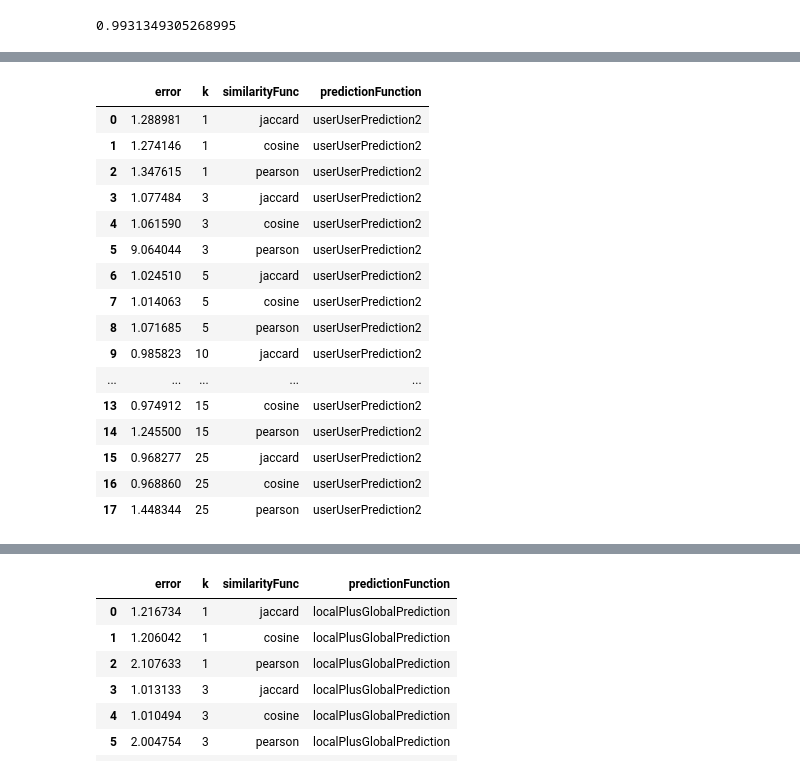
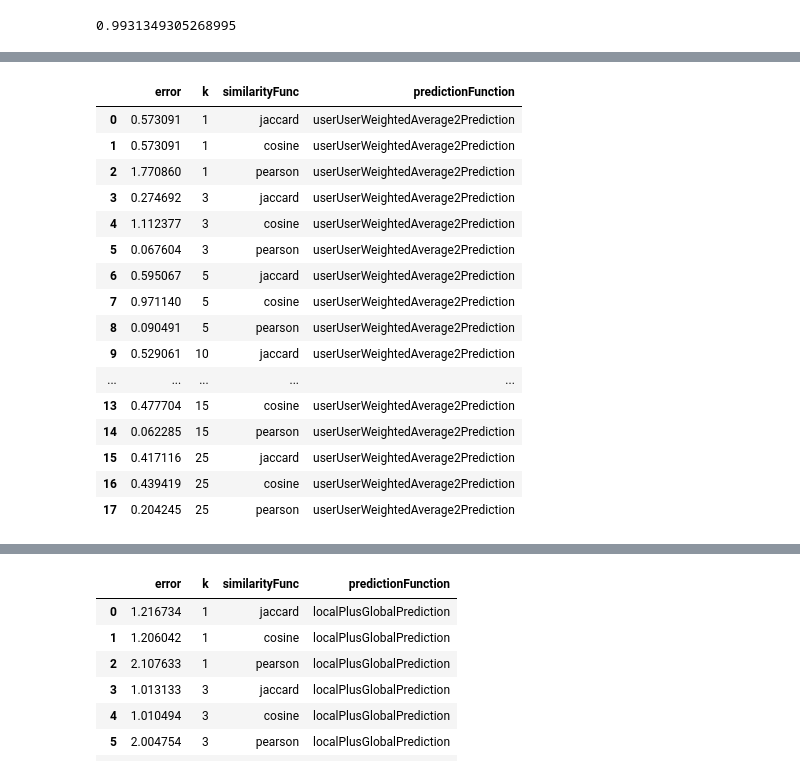
Before and after one commit to RyanChomistek/470hw3, a Jupyter notebook: homework_3.ipynb, the cells around one changed output, grey strips where cells are left out. Cells and saved outputs as stored; diff of their text form; code cells hidden in the pictures.

```diff
--- a/homework_3.ipynb
+++ b/homework_3.ipynb
@@ -238,19 +238,3 @@ Now let's estimate the rating of UserID 363 for the movie "Dances with Wolves (1
 ### Method 1: Average.
 The first is to simply average the ratings of the nearest neighbors:
 $r_{c,s} = \frac{1}{N}\sum_{c'\in \hat{C}}r_{c',s}$
-# %%
-def getClosestkSimilarUsers(movieId, userId, similarityFunc, k, ratingsDF, matrix):
-    #if(not (ratingsDF['MovieId'] == movieId).any()):
-
-    movieRatings = ratingsDF.groupby('MovieId').get_group(movieId)
-    movieRatings = movieRatings[movieRatings.UserId != userId]
-    usersWithSimilarity = movieRatings.apply(lambda row: pd.Series(
-        {
-            'UserId': row['UserId'],
-            'similarity': similarityFunc (userId, row['UserId'], matrix)
-        }),axis=1)
-    closestk = usersWithSimilarity.sort_values('similarity', ascending = False)[0:k]
-    print(closestk)
-    return pd.merge(movieRatings, closestk, how='inner', on=['UserId'])
-
-print('predicted score = ', getClosestkSimilarUsers(97,363, pearson, 10, movie_ratings_df, ratingMatrix)['Rating'].mean())
@@ -537,29 +514,29 @@ ParallelRMSE(test, userUserPrediction, "userUserPrediction", ks, similarityFuncs
 # %%
 #user user2
-def userUserPrediction2(row, k, simFunc):
+def userUserWeightedAverage2Prediction(row, k, simFunc):
     #if we havent observed any rankings for this guy return global avg
     if(len(train[train.MovieId == row['MovieId']]) == 0):
         return avgGlobal
     return weightedAverage2(row['MovieId'], row['UserId'], simFunc, k,trainingRatingMatrix, trainingRatingMatrixT)
 # %%
-ParallelRMSE(test, userUserPrediction2, "userUserPrediction2", ks, similarityFuncs)
+ParallelRMSE(test[:1], userUserWeightedAverage2Prediction, "userUserWeightedAverage2Prediction", ks, similarityFuncs)
 # %% [output]
 |  | error | k | similarityFunc | predictionFunction |
-| 0 | 1.288981 | 1 | jaccard | userUserPrediction2 |
-| 1 | 1.274146 | 1 | cosine | userUserPrediction2 |
-| 2 | 1.347615 | 1 | pearson | userUserPrediction2 |
-| 3 | 1.077484 | 3 | jaccard | userUserPrediction2 |
-| 4 | 1.061590 | 3 | cosine | userUserPrediction2 |
-| 5 | 9.064044 | 3 | pearson | userUserPrediction2 |
-| 6 | 1.024510 | 5 | jaccard | userUserPrediction2 |
-| 7 | 1.014063 | 5 | cosine | userUserPrediction2 |
-| 8 | 1.071685 | 5 | pearson | userUserPrediction2 |
-| 9 | 0.985823 | 10 | jaccard | userUserPrediction2 |
+| 0 | 0.573091 | 1 | jaccard | userUserWeightedAverage2Prediction |
+| 1 | 0.573091 | 1 | cosine | userUserWeightedAverage2Prediction |
+| 2 | 1.770860 | 1 | pearson | userUserWeightedAverage2Prediction |
+| 3 | 0.274692 | 3 | jaccard | userUserWeightedAverage2Prediction |
+| 4 | 1.112377 | 3 | cosine | userUserWeightedAverage2Prediction |
+| 5 | 0.067604 | 3 | pearson | userUserWeightedAverage2Prediction |
+| 6 | 0.595067 | 5 | jaccard | userUserWeightedAverage2Prediction |
+| 7 | 0.971140 | 5 | cosine | userUserWeightedAverage2Prediction |
+| 8 | 0.090491 | 5 | pearson | userUserWeightedAverage2Prediction |
+| 9 | 0.529061 | 10 | jaccard | userUserWeightedAverage2Prediction |
 | ... | ... | ... | ... | ... |
-| 13 | 0.974912 | 15 | cosine | userUserPrediction2 |
-| 14 | 1.245500 | 15 | pearson | userUserPrediction2 |
-| 15 | 0.968277 | 25 | jaccard | userUserPrediction2 |
-| 16 | 0.968860 | 25 | cosine | userUserPrediction2 |
-| 17 | 1.448344 | 25 | pearson | userUserPrediction2 |
+| 13 | 0.477704 | 15 | cosine | userUserWeightedAverage2Prediction |
+| 14 | 0.062285 | 15 | pearson | userUserWeightedAverage2Prediction |
+| 15 | 0.417116 | 25 | jaccard | userUserWeightedAverage2Prediction |
+| 16 | 0.439419 | 25 | cosine | userUserWeightedAverage2Prediction |
+| 17 | 0.204245 | 25 | pearson | userUserWeightedAverage2Prediction |
 # %%
 #local + global
```
Also changed, not shown: parts of 14 cells of this notebook.
